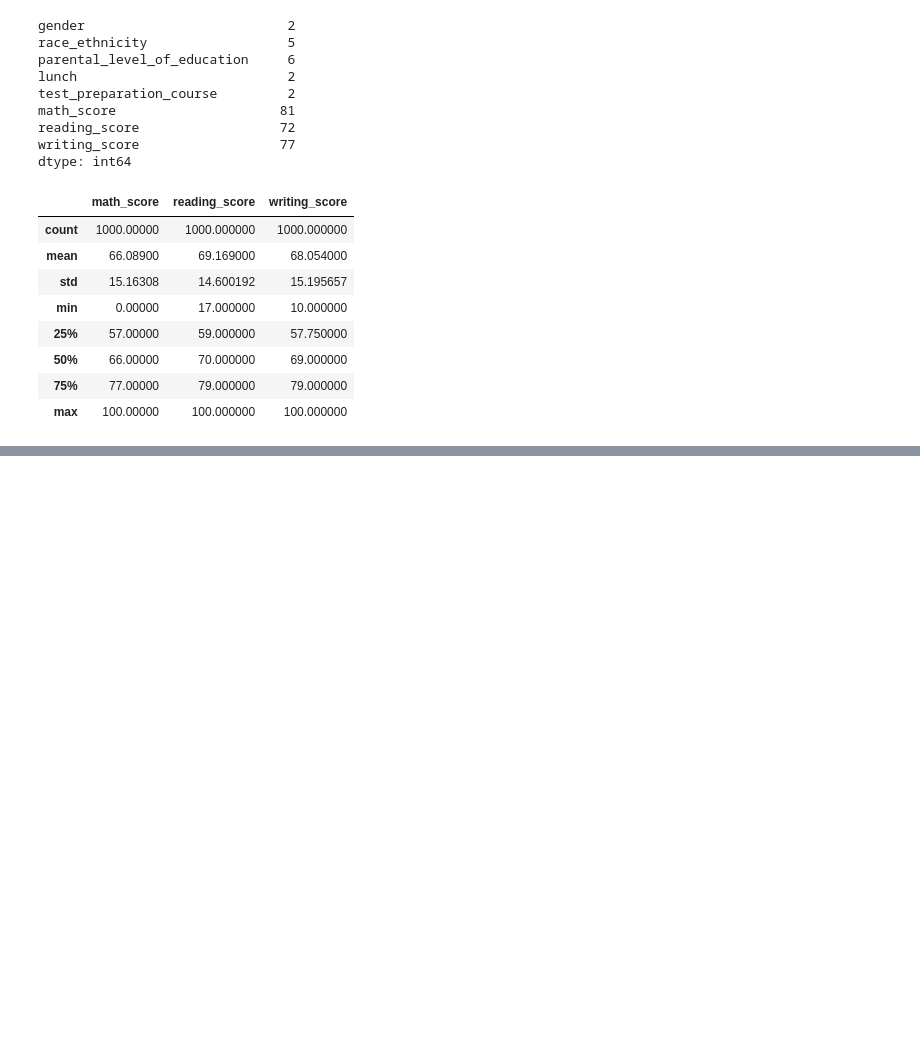
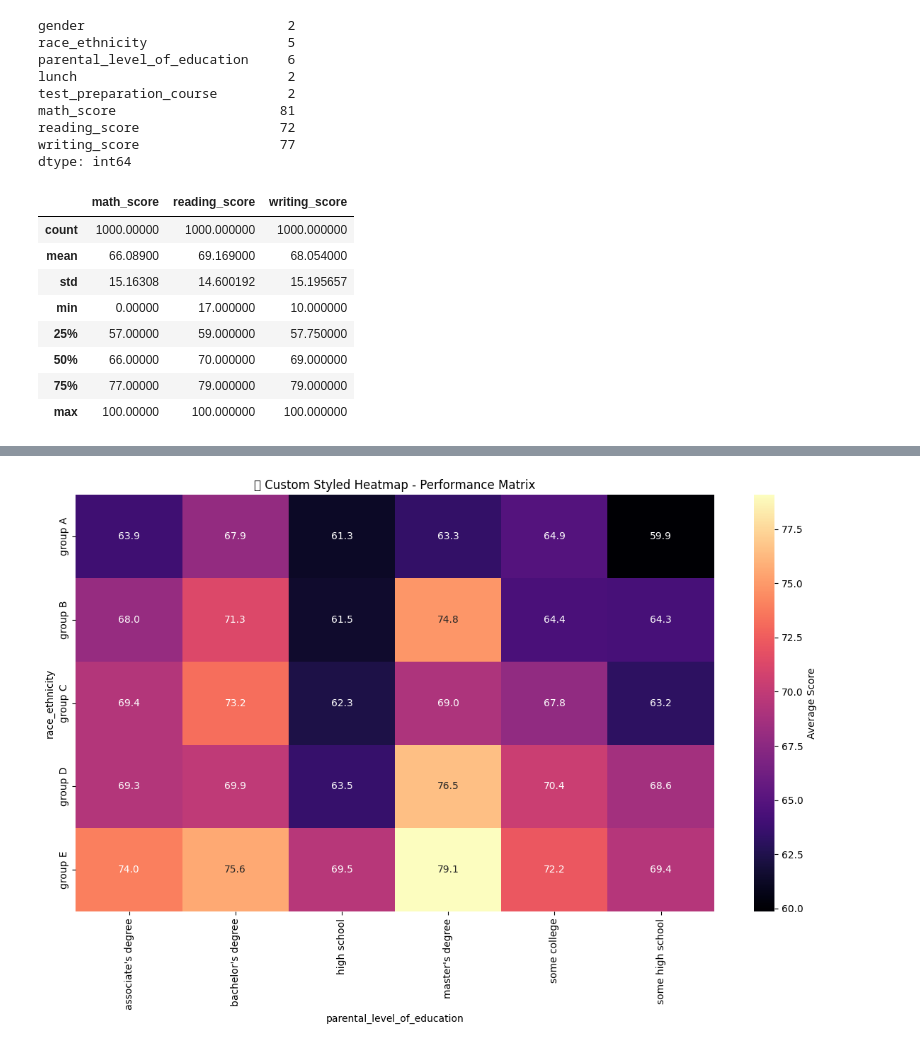
Before and after one commit to nasim-raj-laskar/stud-perf-pipeline, a Jupyter notebook: notebook/EDA.ipynb, the cells around one changed output, grey strips where cells are left out. Saved outputs shown, nothing was run; the diff lists cells and outputs as text; code cells hidden in the pictures; blank space fills up the shorter version.

```diff
--- a/notebook/EDA.ipynb
+++ b/notebook/EDA.ipynb
@@ -106,0 +295,15 @@ print("Categories in 'gender' varialble")
+# %%
+# Custom Styled Heatmap - Performance matrix
+heatmap_data = df.pivot_table(values='total_score',
+                             index='race_ethnicity',
+                             columns='parental_level_of_education',
+                             aggfunc='mean')
+
+plt.figure(figsize=(12, 8))
+sns.heatmap(heatmap_data, annot=True, cmap='magma', fmt='.1f',
+           cbar_kws={'label': 'Average Score'})
+plt.title('🔥 Custom Styled Heatmap - Performance Matrix')
+plt.tight_layout()
+plt.show()
+# %% [output]
+[figure, added]
```
Also changed, not shown: parts of 18 cells of this notebook, 13 other files.
